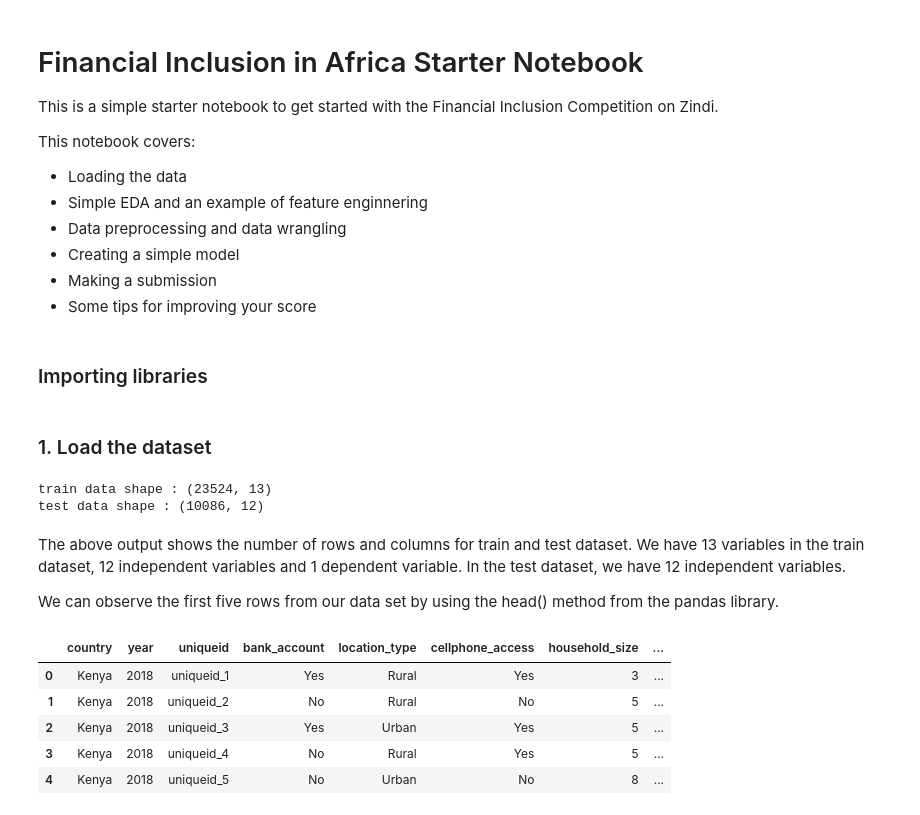
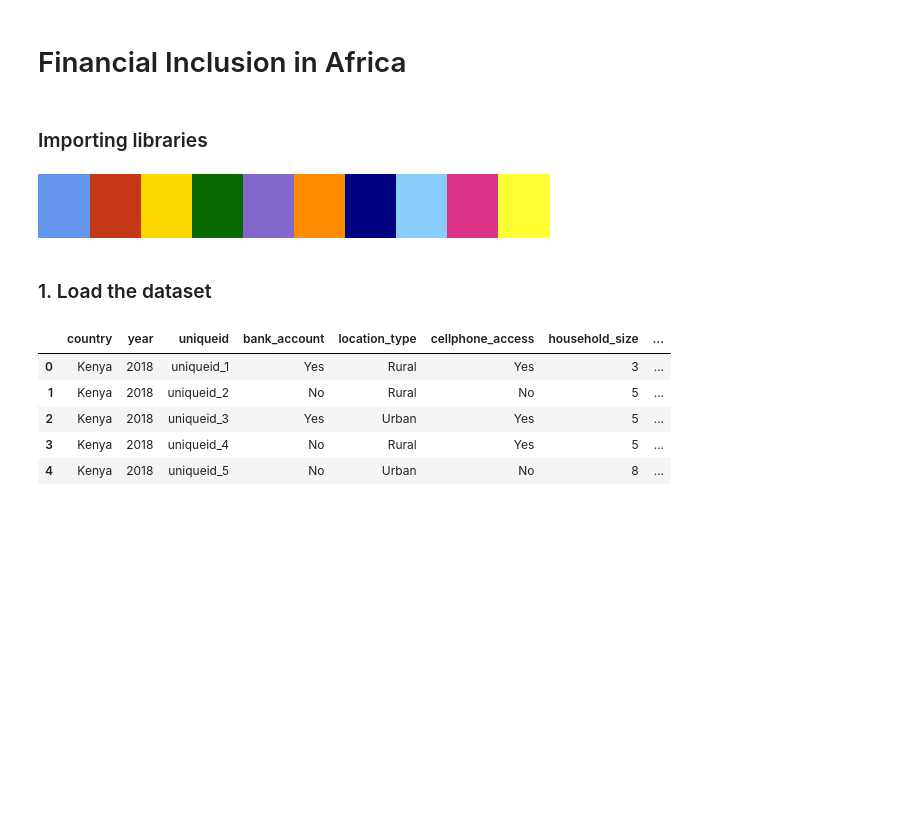
Before and after one commit to M4R1T4/ml_project_financial_inclusion, a Jupyter notebook: 01_Data_and_EDA.ipynb, the cells around one changed output. Saved outputs shown, nothing was run; the diff lists cells and outputs as text; code cells hidden in the pictures; blank space fills up the shorter version.

```diff
--- a/01_Data_and_EDA.ipynb
+++ b/01_Data_and_EDA.ipynb
@@ -1,16 +1,5 @@
-# %% [markdown]
-# Financial Inclusion in Africa Starter Notebook
-
-
-This is a simple starter notebook to get started with the Financial Inclusion Competition on Zindi.
-
-This notebook covers:
-- Loading the data
-- Simple EDA and an example of feature enginnering
-- Data preprocessing and data wrangling
-- Creating a simple model
-- Making a submission
-- Some tips for improving your score
+# %% [markdown]
+# Financial Inclusion in Africa
 # %% [markdown]
 ### Importing libraries
 # %%
@@ -31,2 +16,9 @@ warnings.filterwarnings('ignore')
+# %%
+plot_colors = ['Cornflowerblue','#C43714','gold','#076B00','#8368CC','darkorange', 'navy', 'lightskyblue','#DA3287', '#FFFF31']
+my_cmap =ListedColormap(sns.color_palette(plot_colors).as_hex())
+sns.set_palette(plot_colors)
+my_cmap
+# %% [output]
+[figure, added]
 # %% [markdown]
 ### 1. Load the dataset
@@ -39,11 +24,0 @@ variables = pd.read_csv('data/VariableDefinitions.csv')
-# %%
-# Let’s observe the shape of our datasets.
-print('train data shape :', train.shape)
-print('test data shape :', test.shape)
-# %% [output]
-train data shape : (23524, 13)
-test data shape : (10086, 12)
-# %% [markdown]
-The above output shows the number of rows and columns for train and test dataset. We have 13 variables in the train dataset, 12 independent variables and 1 dependent variable. In the test dataset, we have 12 independent variables.
-
-We can observe the first five rows from our data set by using the head() method from the pandas library.
```
Also changed, not shown: parts of 109 cells of this notebook.
